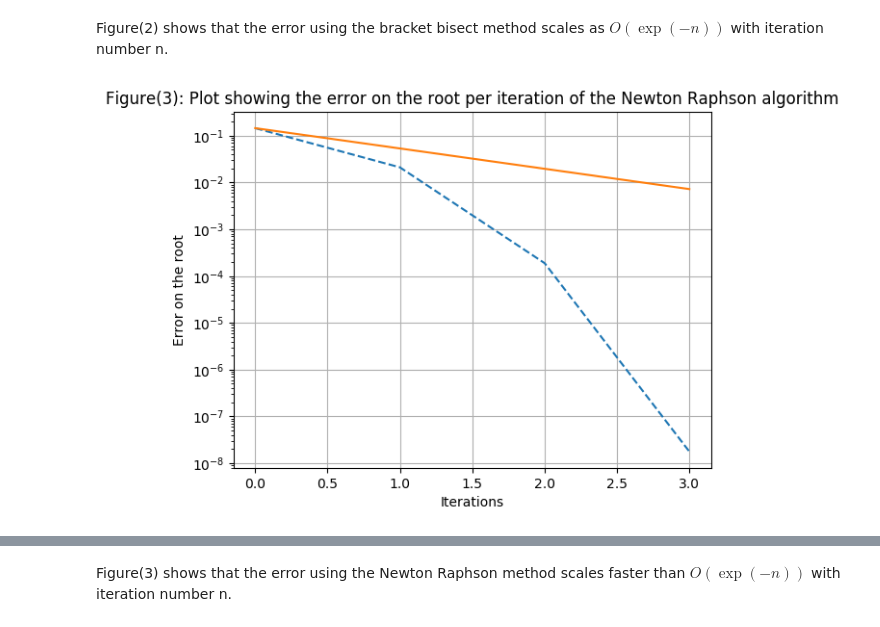
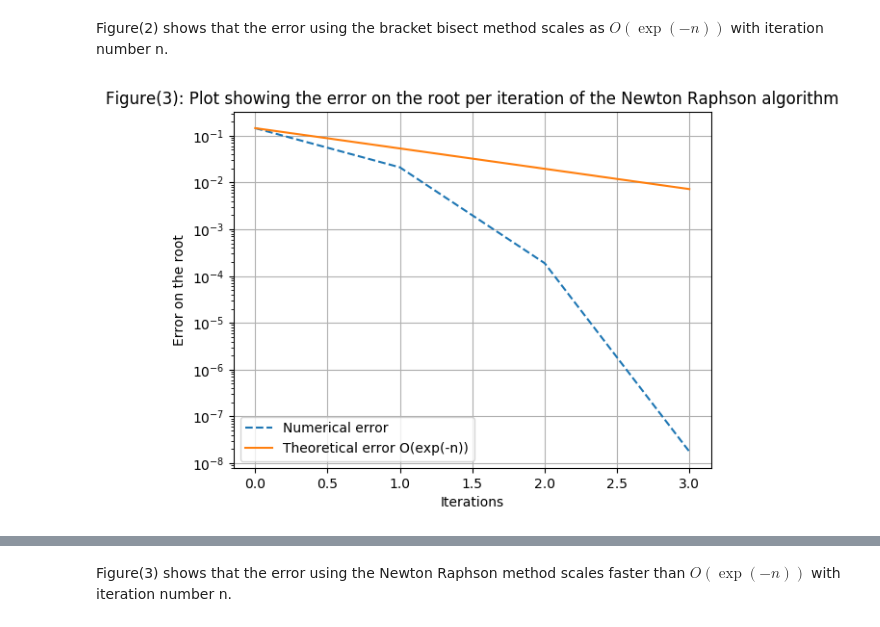
Before and after one commit to CJohnsonMathSys/Numerical-Methods, a Jupyter notebook: Numerical Methods Assignment 3.ipynb, the cells around one changed output, grey strips where cells are left out. Saved outputs shown, nothing was run; the diff lists cells and outputs as text; code cells hidden in the pictures.

```diff
--- a/Numerical Methods Assignment 3.ipynb
+++ b/Numerical Methods Assignment 3.ipynb
@@ -140,18 +137,18 @@ Figure(2) shows that the error using the bracket bisect method scales as $O(\exp
 # %%
 f(x)=sin(exp(x))
 fdiff(x)=cos(exp(x))*exp(x)
 actual=log(pi)
 ϵtol=eps(Float32)
 guess=1.0
 estimates,time=NewRaph(f,fdiff,ϵtol,guess)
 errors=abs.(estimates.-actual)
-legend()
 grid()
 yscale("log")
 ylabel("Error on the root")
 xlabel("Iterations")
 title("Figure(3): Plot showing the error on the root per iteration of the Newton Raphson algorithm")
-plot(time,errors,linestyle="--")
-plot(time,errors[1]*exp.(-time));
+plot(time,errors,linestyle="--",label="Numerical error")
+plot(time,errors[1]*exp.(-time),label="Theoretical error O(exp(-n))")
+legend();
 # %% [output]
-[figure, old version]
+[figure, new version]
```
Also changed, not shown: parts of 6 cells of this notebook.
